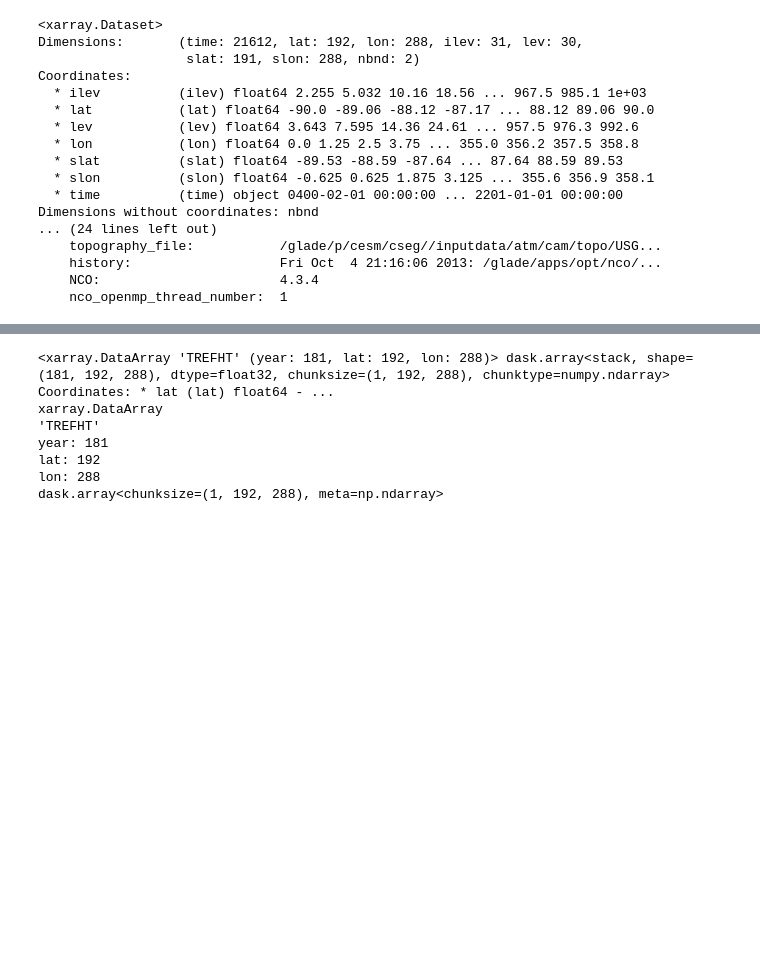
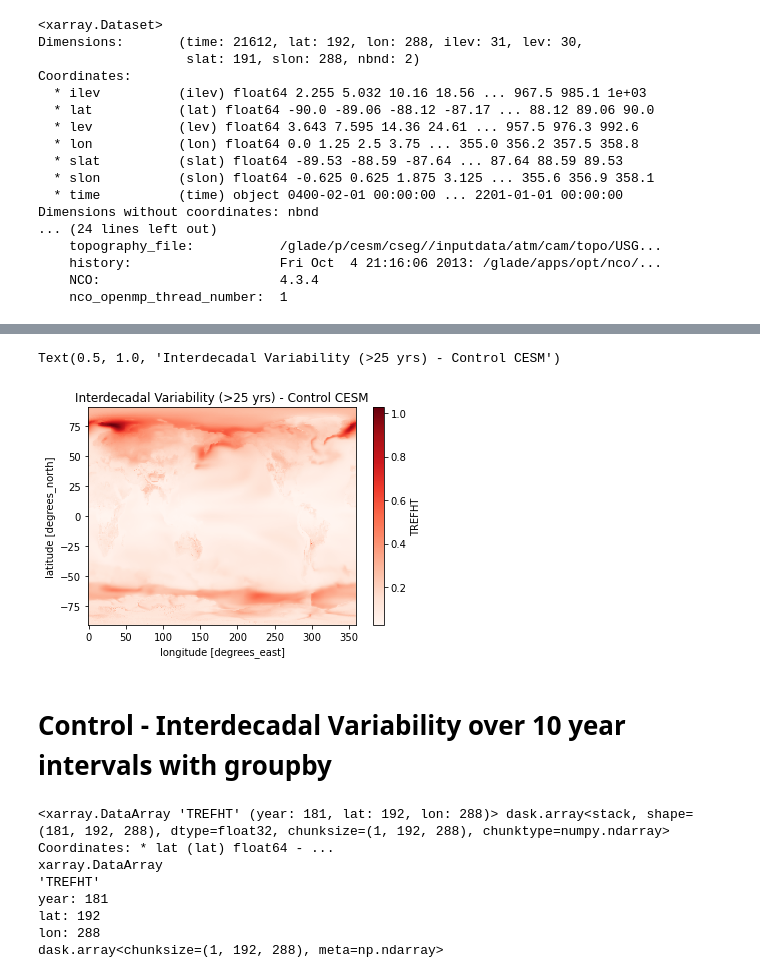
Before and after one commit to mailesasaki/cesmle_variability_analysis, a Jupyter notebook: parsons_figure_recreation.ipynb, the cells around one changed output, grey strips where cells are left out. Drawn from its saved outputs; the diff is of its cells as text; code cells hidden in the pictures; blank space fills up the shorter version.

Commit message:
Added 25 yr interdecadal variability

```diff
--- a/parsons_figure_recreation.ipynb
+++ b/parsons_figure_recreation.ipynb
@@ -63,0 +66,3 @@ Dimensions without coordinates: nbnd
+# %%
+decad_means = control['TREFHT'].rolling(time=300, center=True).mean('time') #12*25 = 300 - 25 Years
+decad_means
@@ -63,0 +95,3 @@ Dimensions without coordinates: nbnd
+# %%
+control_interd_variability = decad_means.std('time')
+control_interd_variability
@@ -64,3 +126,11 @@ Dimensions without coordinates: nbnd
+# %%
+control_interd_variability.plot(cmap='Reds')
+plt.title('Interdecadal Variability (>25 yrs) - Control CESM')
+# %% [output]
+Text(0.5, 1.0, 'Interdecadal Variability (>25 yrs) - Control CESM')
+[figure, added]
+# %% [markdown]
+# Control - Interdecadal Variability over 10 year intervals with groupby
 # %%
 # Getting climatology by grouping by decade and finding the mean over time
 # https://stackoverflow.com/questions/17764619/pandas-dataframe-group-year-index-by-decade
```
Also changed, not shown: parts of 5 cells of this notebook.
